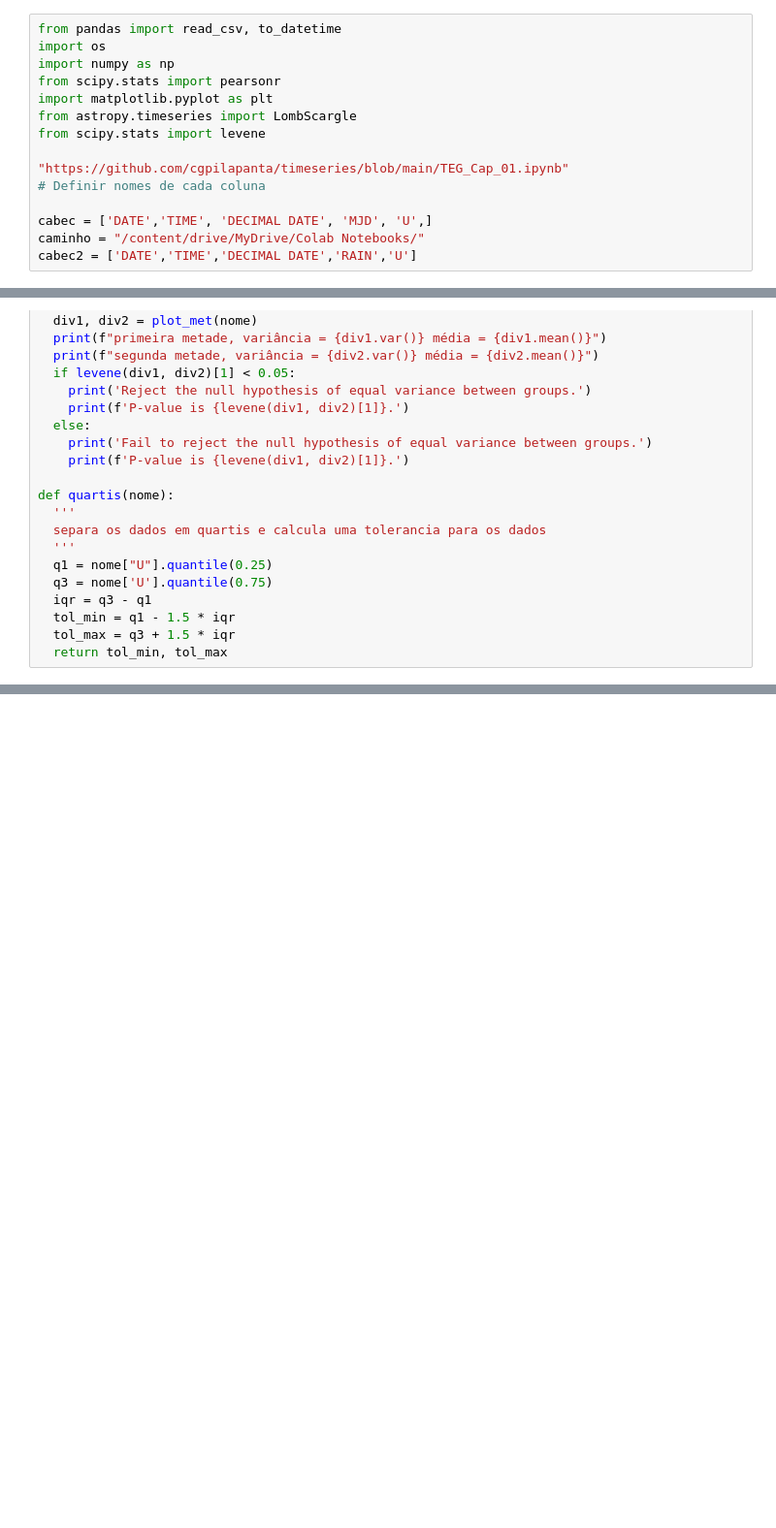
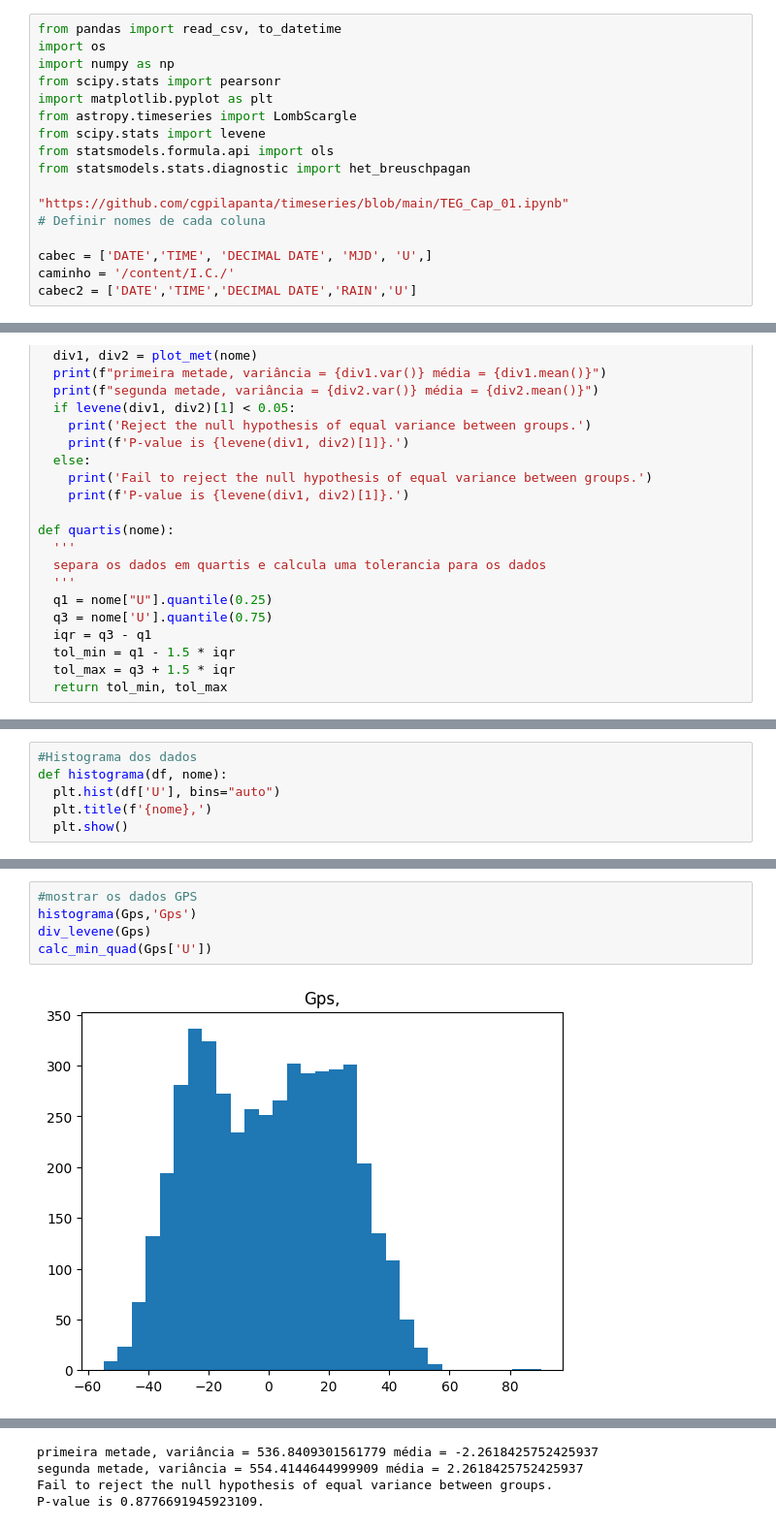
Before and after one commit to Gabxist/I.C., a Jupyter notebook: código_para_juntar_dados.ipynb, the cells around one changed output, grey strips where cells are left out. Shown at 97% size. Drawn from its saved outputs; the diff is of its cells as text; blank space fills up the shorter version.

```diff
--- a/código_para_juntar_dados.ipynb
+++ b/código_para_juntar_dados.ipynb
@@ -8,10 +8,12 @@ from scipy.stats import pearsonr
 import matplotlib.pyplot as plt
 from astropy.timeseries import LombScargle
 from scipy.stats import levene
+from statsmodels.formula.api import ols
+from statsmodels.stats.diagnostic import het_breuschpagan
 
 "https://github.com/cgpilapanta/timeseries/blob/main/TEG_Cap_01.ipynb"
 # Definir nomes de cada coluna
 
 cabec = ['DATE','TIME', 'DECIMAL DATE', 'MJD', 'U',]
-caminho = "/content/drive/MyDrive/Colab Notebooks/"
+caminho = '/content/I.C./'
 cabec2 = ['DATE','TIME','DECIMAL DATE','RAIN','U']
@@ -208,0 +173,6 @@ P-value is 3.060294098435206e-56.
+# %%
+#Histograma dos dados
+def histograma(df, nome):
+  plt.hist(df['U'], bins="auto")
+  plt.title(f'{nome},')
+  plt.show()
@@ -208,0 +198,7 @@ P-value is 3.060294098435206e-56.
+# %%
+#mostrar os dados GPS
+histograma(Gps,'Gps')
+div_levene(Gps)
+calc_min_quad(Gps['U'])
+# %% [output]
+[figure, added]
@@ -208,0 +206,4 @@ P-value is 3.060294098435206e-56.
+primeira metade, variância = 536.8409301561779 média = -2.2618425752425937
+segunda metade, variância = 554.4144644999909 média = 2.2618425752425937
+Fail to reject the null hypothesis of equal variance between groups.
+P-value is 0.8776691945923109.
```
Also changed, not shown: parts of 14 cells of this notebook.
